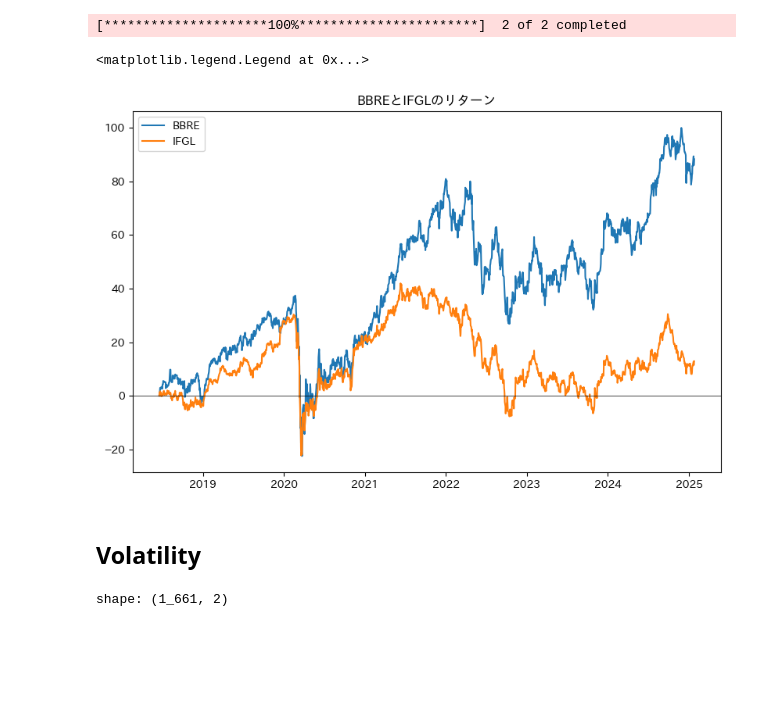
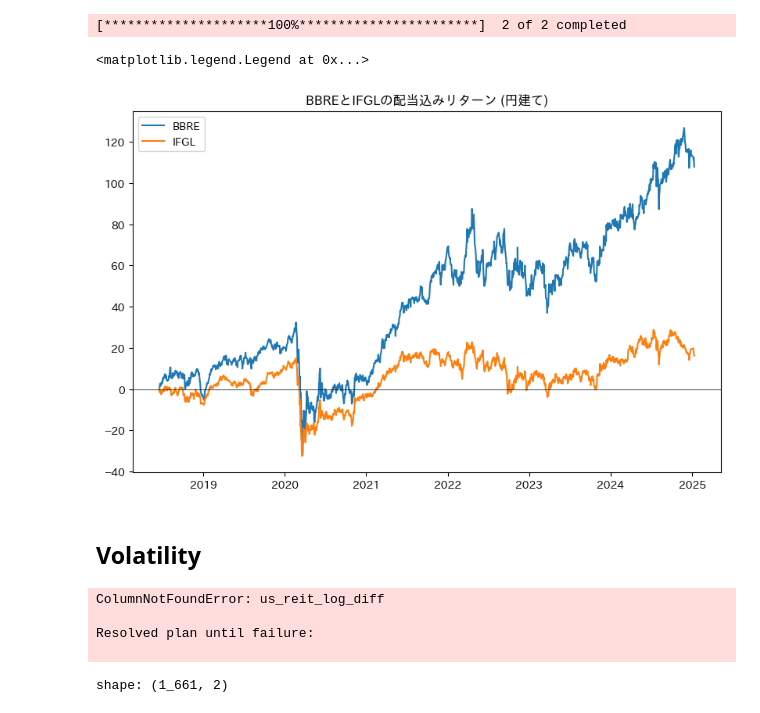
Before and after one commit to Keisei-Akiya/finance, a Jupyter notebook: src/evaluation_of_etf/reit.ipynb, the cells around one changed output. Drawn from its saved outputs; the diff is of its cells as text; code cells hidden in the pictures; blank space fills up the shorter version.

```diff
--- a/src/evaluation_of_etf/reit.ipynb
+++ b/src/evaluation_of_etf/reit.ipynb
@@ -18,3 +18,12 @@ import matplotlib.pyplot as plt
 import japanize_matplotlib
 import seaborn as sns
 from dividends_reinvestment_return import dividends_reinvestment_return
+# %%
+path = '../../../data/row/usd_jpy_rate.csv'
+usd_jpy_rate = pl.read_csv(path)
+usd_jpy_rate = usd_jpy_rate.with_columns(
+    pl.col('date').cast(pl.Date)
+).rename(
+    {'date': 'Date'}
+).drop_nulls()
+usd_jpy_rate.head()
@@ -35,6 +53,10 @@ def get_close_and_dividends(data):
 
 
 df = get_close_and_dividends(historical_data)
+df = df.with_columns(pl.col('Date').cast(pl.Date)).join(usd_jpy_rate, on='Date', how='inner')
+df = df.with_columns(
+    (pl.col('Close') * pl.col('usd_jpy_rate')).alias('Close')
+)
 df = dividends_reinvestment_return(df, initial_shares=10000)
 # %%
 fig, ax = plt.subplots(figsize=(1.618*6, 6))
@@ -50,7 +87,6 @@ ax.legend()
 # %%
 ticker = 'IFGL'
 tiskers = yf.Ticker(ticker)
-# must be one of ['1d', '5d', '1mo', '3mo', '6mo', '1y', '2y', '5y', '10y', 'ytd', 'max']
 historical_data = tiskers.history(period='max')
 
 def get_close_and_dividends(data):
@@ -63,6 +99,10 @@ def get_close_and_dividends(data):
 
 
 df = get_close_and_dividends(historical_data)
+df = df.with_columns(pl.col('Date').cast(pl.Date)).join(usd_jpy_rate, on='Date', how='inner')
+df = df.with_columns(
+    (pl.col('Close') * pl.col('usd_jpy_rate')).alias('Close')
+)
 df = dividends_reinvestment_return(df, initial_shares=10000)
 # %%
 fig, ax = plt.subplots(figsize=(1.618*6, 6))
@@ -91,22 +146,30 @@ def get_close_and_dividends(data, ticker):
 
 
 bbre = get_close_and_dividends(historical_data, ticker='BBRE')
+bbre = bbre.with_columns(pl.col('Date').cast(pl.Date)).join(usd_jpy_rate, on='Date', how='inner')
+bbre = bbre.with_columns(
+    (pl.col('Close') * pl.col('usd_jpy_rate')).alias('Close')
+)
 bbre = dividends_reinvestment_return(bbre, initial_shares=10000)
 
 ifgl = get_close_and_dividends(historical_data, ticker='IFGL')
+ifgl = ifgl.with_columns(pl.col('Date').cast(pl.Date)).join(usd_jpy_rate, on='Date', how='inner')
+ifgl = ifgl.with_columns(
+    (pl.col('Close') * pl.col('usd_jpy_rate')).alias('Close')
+)
 ifgl = dividends_reinvestment_return(ifgl, initial_shares=10000)
 # %% [output]
 [*********************100%***********************]  2 of 2 completed
 # %%
 fig, ax = plt.subplots(figsize=(1.618*6, 6))
 ax.plot(bbre['Date'], bbre['Return'], label='BBRE')
 ax.plot(ifgl['Date'], ifgl['Return'], label='IFGL')
 ax.axhline(0, color='black', linewidth=0.5)
-ax.set_title('BBREとIFGLのリターン')
+ax.set_title('BBREとIFGLの配当込みリターン (円建て)')
 ax.legend()
 # %% [output]
 <matplotlib.legend.Legend at 0x...>
-[figure, old version]
+[figure, new version]
 # %% [markdown]
 ## Volatility
 # %%
@@ -114,6 +177,11 @@ volatility_df = df.select([
     pl.col("us_reit_log_diff"),
     pl.col("ex_us_reit_log_diff"),
 ])
+# %% [output]
+ColumnNotFoundError: us_reit_log_diff
+
+Resolved plan until failure:
+
 # %%
 volatility_df
 # %% [output]
```
Also changed, not shown: parts of 5 cells of this notebook, 4 other files.
